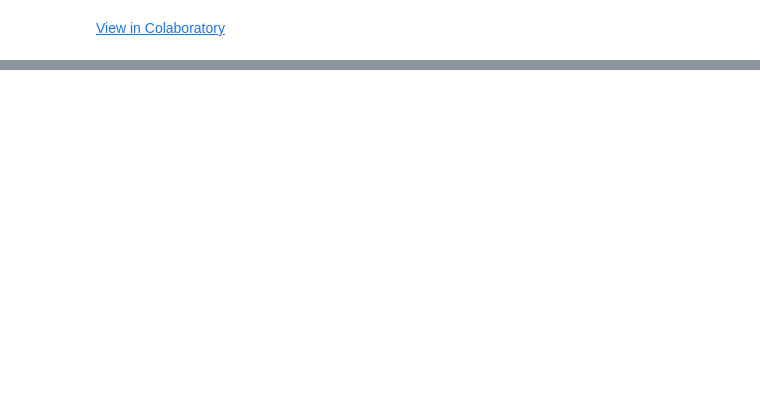
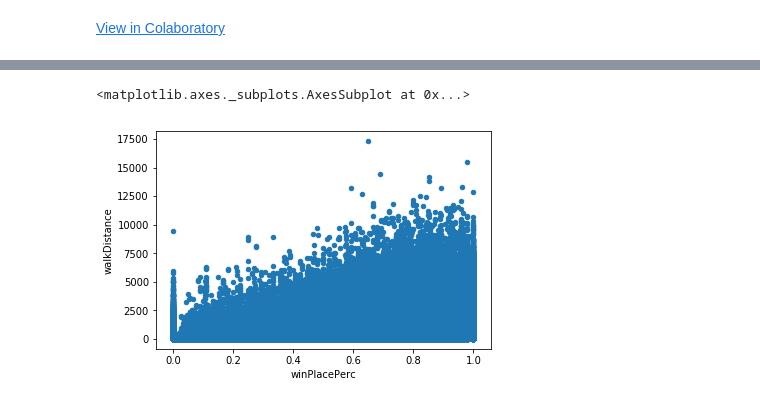
Before and after one commit to AishJais/PUBG, a Jupyter notebook: pubg.ipynb, the cells around one changed output, grey strips where cells are left out. Cells and saved outputs as stored; diff of their text form; code cells hidden in the pictures; blank space fills up the shorter version.

```diff
--- a/pubg.ipynb
+++ b/pubg.ipynb
@@ -136,0 +46,4 @@ winner.size
+# %%
+#Read the training dataset and display the first 5 rows
+train=pd.read_csv('C:/Users/Mannu sharma/Desktop/BA/ML/pubg/train.csv')
+train.head()
@@ -136,0 +324,5 @@ winner.size
+# %%
+train.plot('winPlacePerc','walkDistance', kind='scatter')
+# %% [output]
+<matplotlib.axes._subplots.AxesSubplot at 0x...>
+[figure, added]
```
Also changed, not shown: parts of 104 cells of this notebook.
